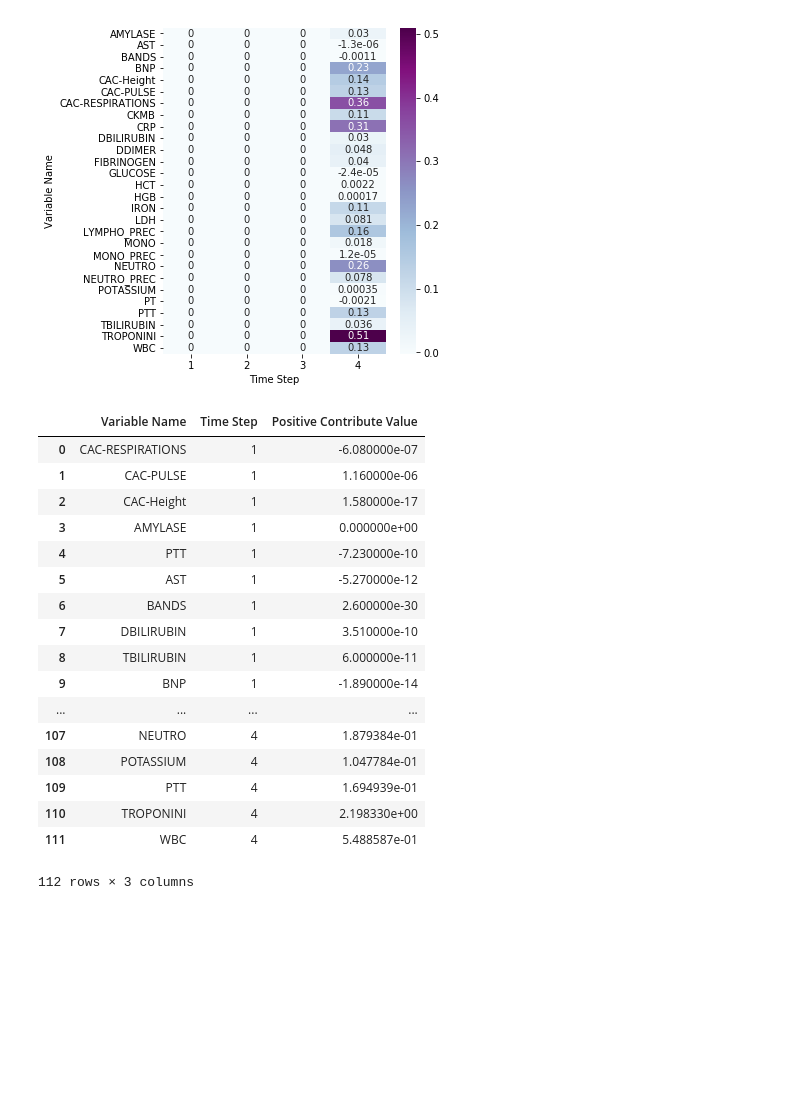
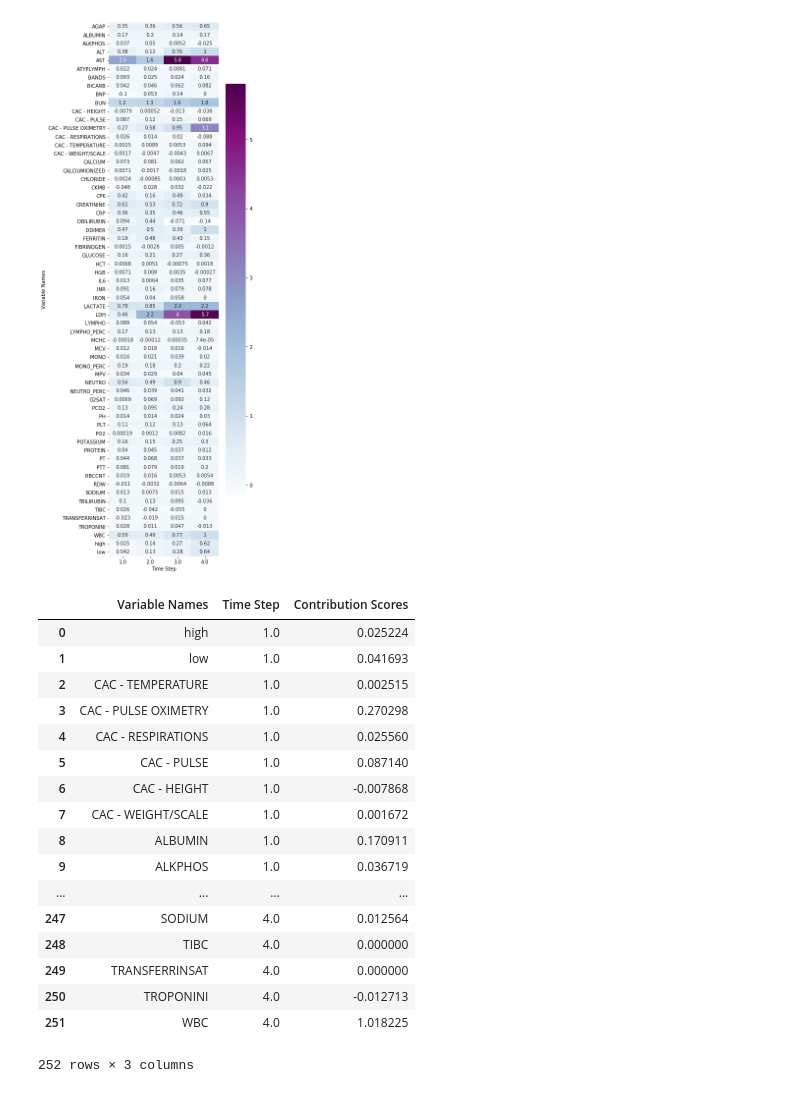
Before and after one commit to Tingyiwanyan/Contrastive_Learning_For_Covid, a Jupyter notebook: draw_heat_map.ipynb, the cells around one changed output. Saved outputs shown, nothing was run; the diff lists cells and outputs as text; code cells hidden in the pictures; blank space fills up the shorter version.

```diff
--- a/draw_heat_map.ipynb
+++ b/draw_heat_map.ipynb
@@ -4,30 +4,30 @@ import numpy as np
 import matplotlib.pyplot as plt
 # %%
 import pandas as pd
-heat = pd.read_csv("24h_ce_retain_icu.csv")
-heat_map = heat.pivot("Variable Name","Time Step","Positive Contribute Value")
-fig = plt.figure(figsize=(5,6))
+heat = pd.read_csv("full_data_mortality_24h_retain_cl_heap_map.csv")
+heat_map = heat.pivot("Variable Names","Time Step","Contribution Scores")
+fig = plt.figure(figsize=(5,20))
 heat_ = sns.heatmap(heat_map,annot=True,cmap='BuPu')
 # %% [output]
-[figure, old version]
+[figure, new version]
 # %%
 heat
 # %% [output]
-|  | Variable Name | Time Step | Positive Contribute Value |
-| 0 | CAC-RESPIRATIONS | 1 | -6.080000e-07 |
-| 1 | CAC-PULSE | 1 | 1.160000e-06 |
-| 2 | CAC-Height | 1 | 1.580000e-17 |
-| 3 | AMYLASE | 1 | 0.000000e+00 |
-| 4 | PTT | 1 | -7.230000e-10 |
-| 5 | AST | 1 | -5.270000e-12 |
-| 6 | BANDS | 1 | 2.600000e-30 |
-| 7 | DBILIRUBIN | 1 | 3.510000e-10 |
-| 8 | TBILIRUBIN | 1 | 6.000000e-11 |
-| 9 | BNP | 1 | -1.890000e-14 |
+|  | Variable Names | Time Step | Contribution Scores |
+| 0 | high | 1.0 | 0.025224 |
+| 1 | low | 1.0 | 0.041693 |
+| 2 | CAC - TEMPERATURE | 1.0 | 0.002515 |
+| 3 | CAC - PULSE OXIMETRY | 1.0 | 0.270298 |
+| 4 | CAC - RESPIRATIONS | 1.0 | 0.025560 |
+| 5 | CAC - PULSE | 1.0 | 0.087140 |
+| 6 | CAC - HEIGHT | 1.0 | -0.007868 |
+| 7 | CAC - WEIGHT/SCALE | 1.0 | 0.001672 |
+| 8 | ALBUMIN | 1.0 | 0.170911 |
+| 9 | ALKPHOS | 1.0 | 0.036719 |
 | ... | ... | ... | ... |
-| 107 | NEUTRO | 4 | 1.879384e-01 |
-| 108 | POTASSIUM | 4 | 1.047784e-01 |
-| 109 | PTT | 4 | 1.694939e-01 |
-| 110 | TROPONINI | 4 | 2.198330e+00 |
-| 111 | WBC | 4 | 5.488587e-01 |
+| 247 | SODIUM | 4.0 | 0.012564 |
+| 248 | TIBC | 4.0 | 0.000000 |
+| 249 | TRANSFERRINSAT | 4.0 | 0.000000 |
+| 250 | TROPONINI | 4.0 | -0.012713 |
+| 251 | WBC | 4.0 | 1.018225 |
-112 rows × 3 columns
+252 rows × 3 columns
```
Also changed, not shown: 2 other files.
